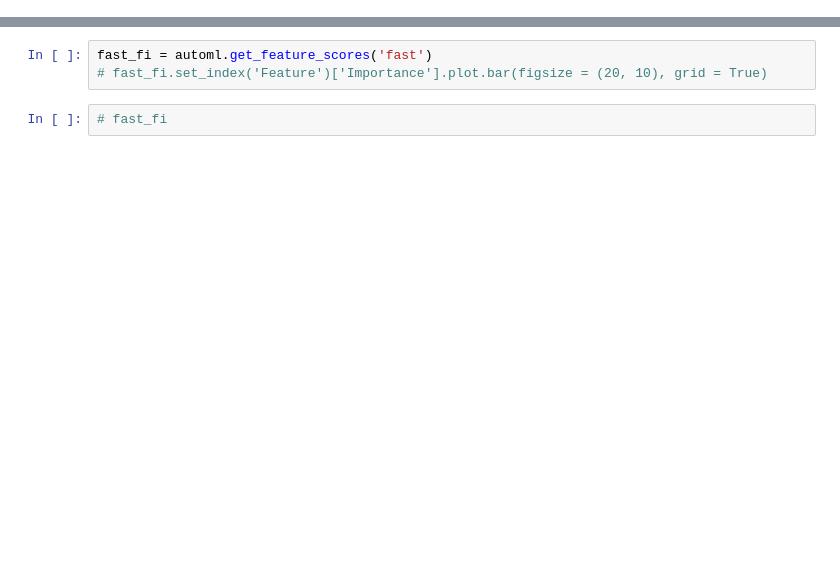
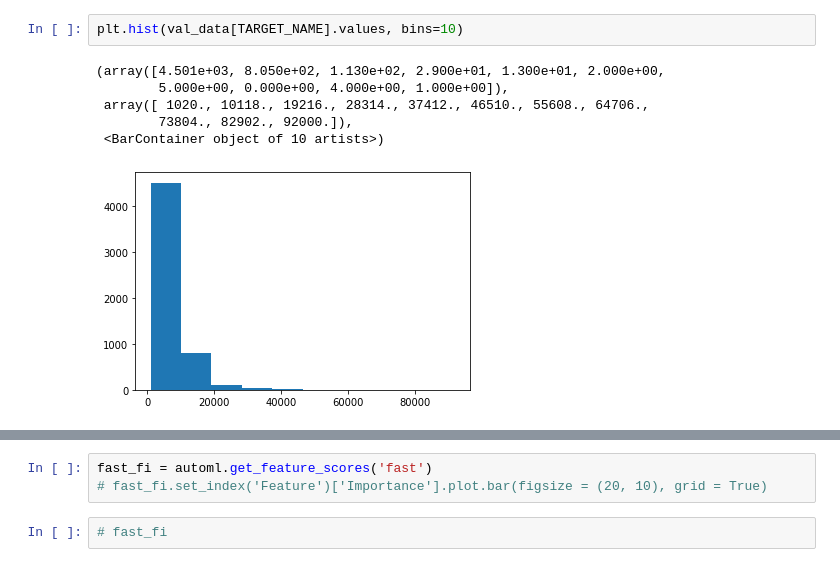
Before and after one commit to Chertushkin/SberAutoML, a Jupyter notebook: HW1/hw1.ipynb, the cells around one changed output, grey strips where cells are left out. Drawn from its saved outputs; the diff is of its cells as text; blank space fills up the shorter version.

```diff
--- a/HW1/hw1.ipynb
+++ b/HW1/hw1.ipynb
@@ -102,0 +206,9 @@ Shape = (35000, 1)
+# %%
+plt.hist(val_data[TARGET_NAME].values, bins=10)
+# %% [output]
+(array([4.501e+03, 8.050e+02, 1.130e+02, 2.900e+01, 1.300e+01, 2.000e+00,
+        5.000e+00, 0.000e+00, 4.000e+00, 1.000e+00]),
+ array([ 1020., 10118., 19216., 28314., 37412., 46510., 55608., 64706.,
+        73804., 82902., 92000.]),
+ <BarContainer object of 10 artists>)
+[figure, added]
```
Also changed, not shown: parts of 39 cells of this notebook, 1 other file.
